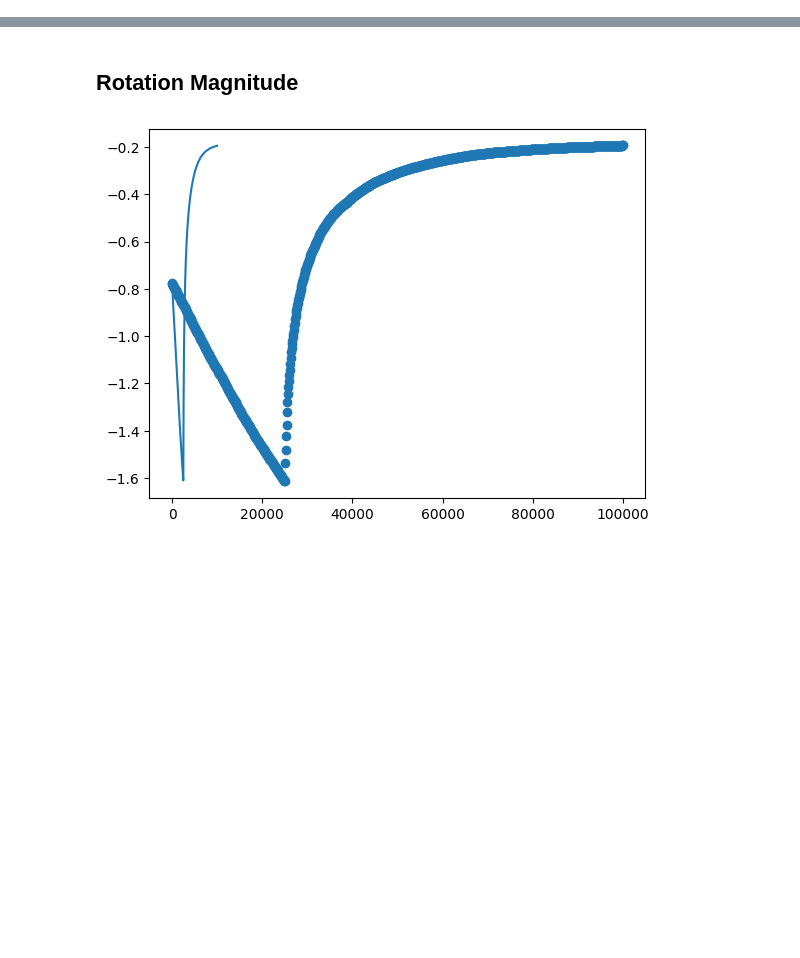
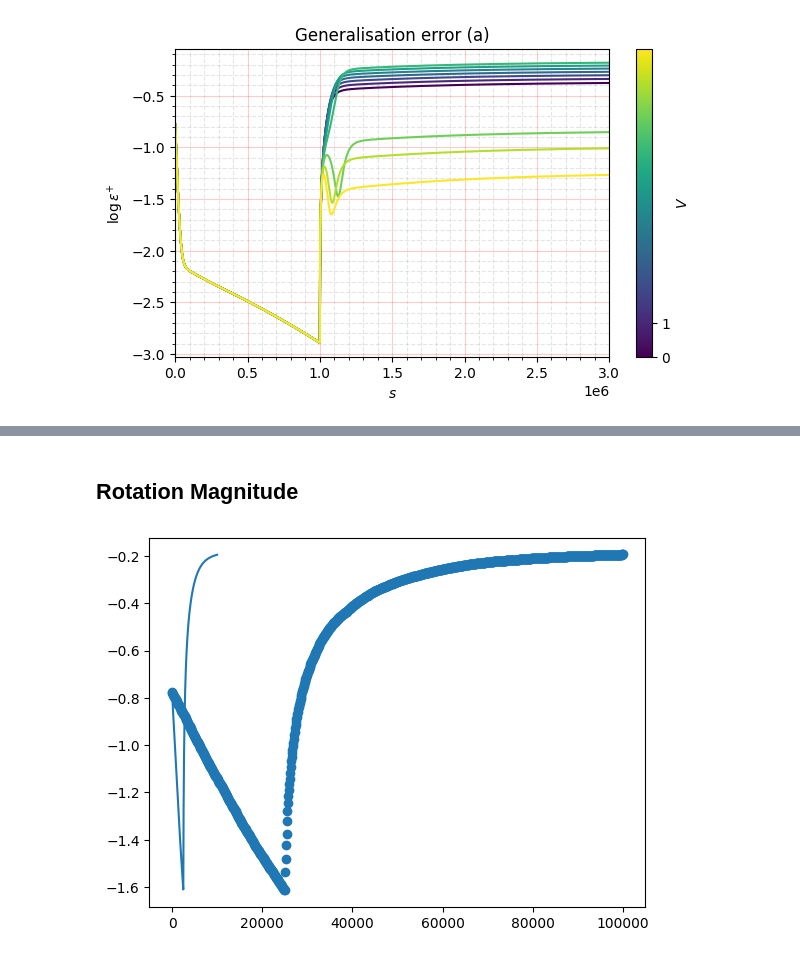
Before and after one commit to Lisa-ach/student_teacher_catastrophic, a Jupyter notebook: notes/Experiment1/Figure3.ipynb, the cells around one changed output, grey strips where cells are left out. Drawn from its saved outputs; the diff is of its cells as text; code cells hidden in the pictures; blank space fills up the shorter version.

Commit message:
Update result

```diff
--- a/notes/Experiment1/Figure3.ipynb
+++ b/notes/Experiment1/Figure3.ipynb
@@ -5,3 +5,5 @@ import numpy as np
 import pandas as pd
 import os
 import torch
+# %%
+results_folder = "../../cata/run/results/figure_3/"
@@ -7,0 +49,35 @@ import torch
+# %%
+import matplotlib.colors as mcolors
+
+fig, ax = plt.subplots(figsize=(7,4))
+color_map = cm.get_cmap("viridis")
+norm = mcolors.Normalize(vmin=0, vmax=len(error_0_)-1)
+
+for i, (overlap, err) in enumerate(error_0_.items()):
+    ax.plot(10*np.arange(len(err)), err, color=color_map(norm(i)))
+# Grid settings
+ax.minorticks_on()
+ax.grid(True, which='major', color='r', linestyle='-', alpha=0.2)
+ax.grid(True, which='minor', color='gray', linestyle='--', alpha=0.2)
+
+color_map = cm.get_cmap("viridis")
+
+# Colorbar
+
+sm = cm.ScalarMappable(cmap=color_map, norm=norm)
+cbar = fig.colorbar(sm, ax=ax, label=r"$V$")
+cbar.set_ticks([0, 1])
+cbar.ax.set_yticklabels(["0", "1"])
+
+# Labels
+ax.set_xlabel(r"$s$")
+ax.set_ylabel(r"$\log \epsilon^{+}$")
+
+# Style adjustments
+ax.set_xlim(0, 3e6)  # Adjust range based on the image
+# ax.set_ylim(-5, 0)  # Logarithmic scaling
+
+plt.title("Generalisation error (a)")
+fig.show()
+# %% [output]
+[figure, added]
```
Also changed, not shown: parts of 2 cells of this notebook.
